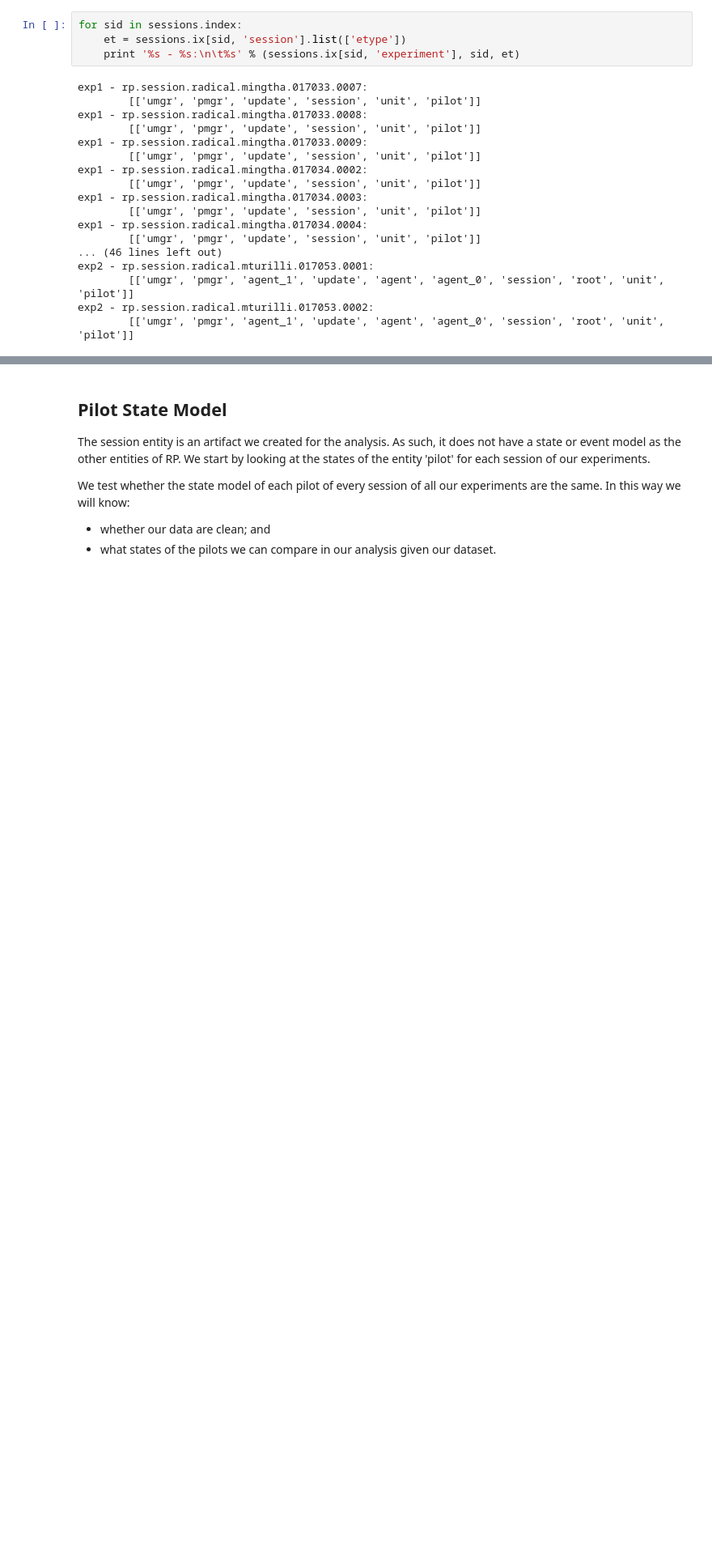
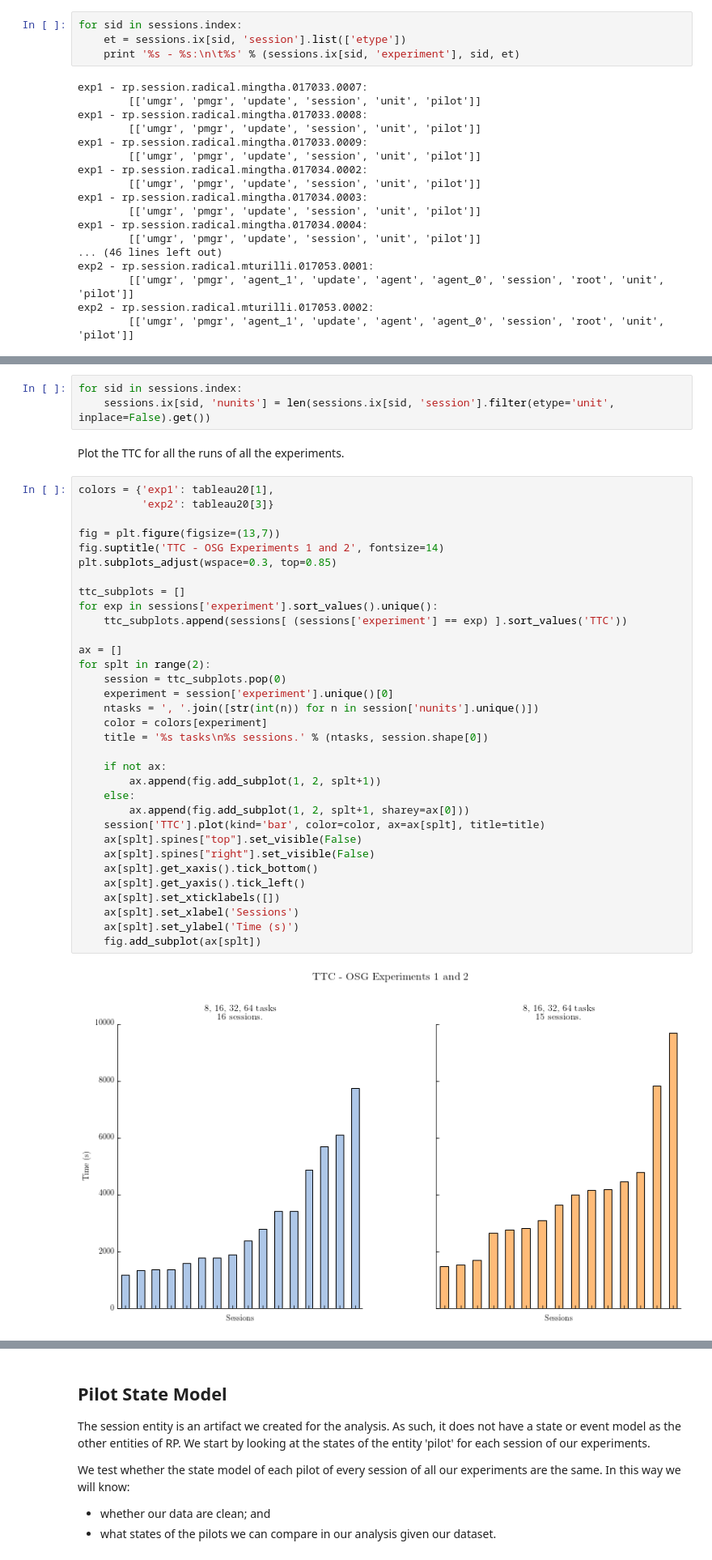
Before and after one commit to radical-cybertools/radical.analytics, a Jupyter notebook: use_cases/rp_on_osg/osg_analysis.ipynb, the cells around one changed output, grey strips where cells are left out. Shown at 81% size. Saved outputs shown, nothing was run; the diff lists cells and outputs as text; blank space fills up the shorter version.

```diff
--- a/use_cases/rp_on_osg/osg_analysis.ipynb
+++ b/use_cases/rp_on_osg/osg_analysis.ipynb
@@ -209 +189,41 @@ for ax in axes:
+# %%
+for sid in sessions.index:
+    sessions.ix[sid, 'nunits'] = len(sessions.ix[sid, 'session'].filter(etype='unit', inplace=False).get())
+# %% [markdown]
+Plot the TTC for all the runs of all the experiments.
+# %%
+colors = {'exp1': tableau20[1],
+          'exp2': tableau20[3]}
+
+fig = plt.figure(figsize=(13,7))
+fig.suptitle('TTC - OSG Experiments 1 and 2', fontsize=14)
+plt.subplots_adjust(wspace=0.3, top=0.85)
+
+ttc_subplots = []
+for exp in sessions['experiment'].sort_values().unique():
+    ttc_subplots.append(sessions[ (sessions['experiment'] == exp) ].sort_values('TTC'))
+
+ax = []
+for splt in range(2):
+    session = ttc_subplots.pop(0)
+    experiment = session['experiment'].unique()[0]
+    ntasks = ', '.join([str(int(n)) for n in session['nunits'].unique()])
+    color = colors[experiment]
+    title = '%s tasks\n%s sessions.' % (ntasks, session.shape[0])
+
+    if not ax:
+        ax.append(fig.add_subplot(1, 2, splt+1))
+    else:
+        ax.append(fig.add_subplot(1, 2, splt+1, sharey=ax[0]))
+    session['TTC'].plot(kind='bar', color=color, ax=ax[splt], title=title)
+    ax[splt].spines["top"].set_visible(False)
+    ax[splt].spines["right"].set_visible(False)
+    ax[splt].get_xaxis().tick_bottom()
+    ax[splt].get_yaxis().tick_left()
+    ax[splt].set_xticklabels([])
+    ax[splt].set_xlabel('Sessions')
+    ax[splt].set_ylabel('Time (s)')
+    fig.add_subplot(ax[splt])
+# %% [output]
+[figure, added]
 # %% [markdown]
```
Also changed, not shown: parts of 15 cells of this notebook.
